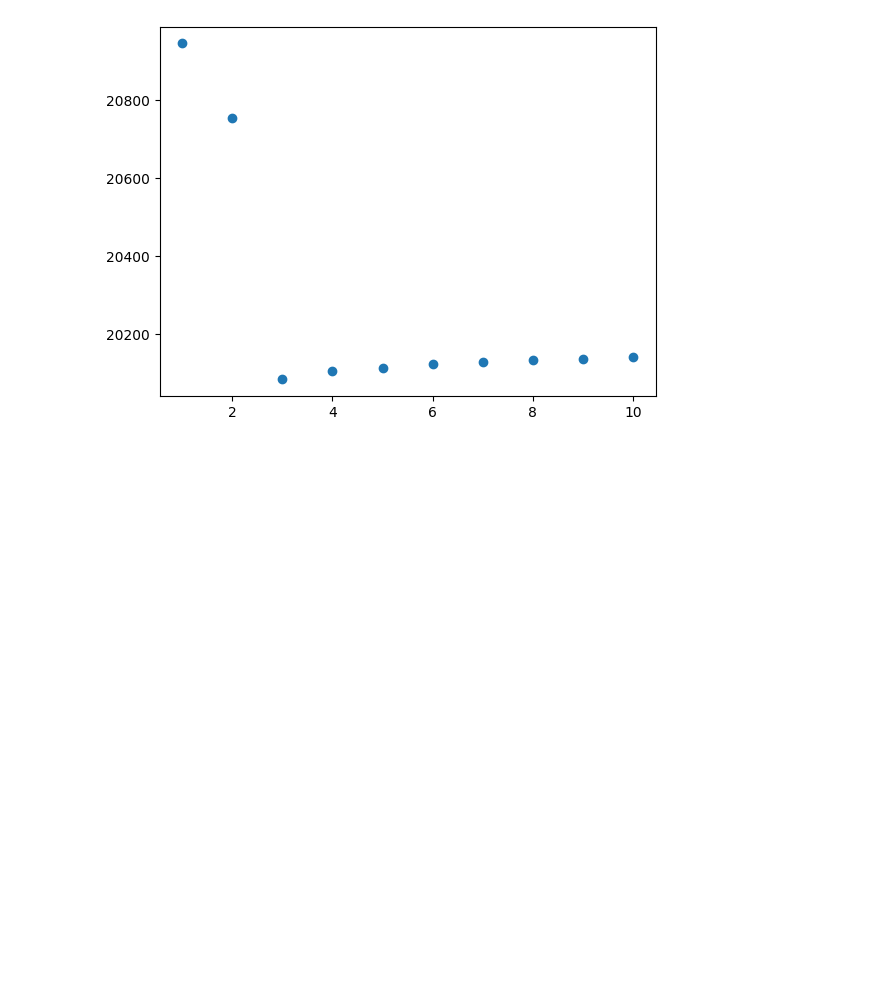
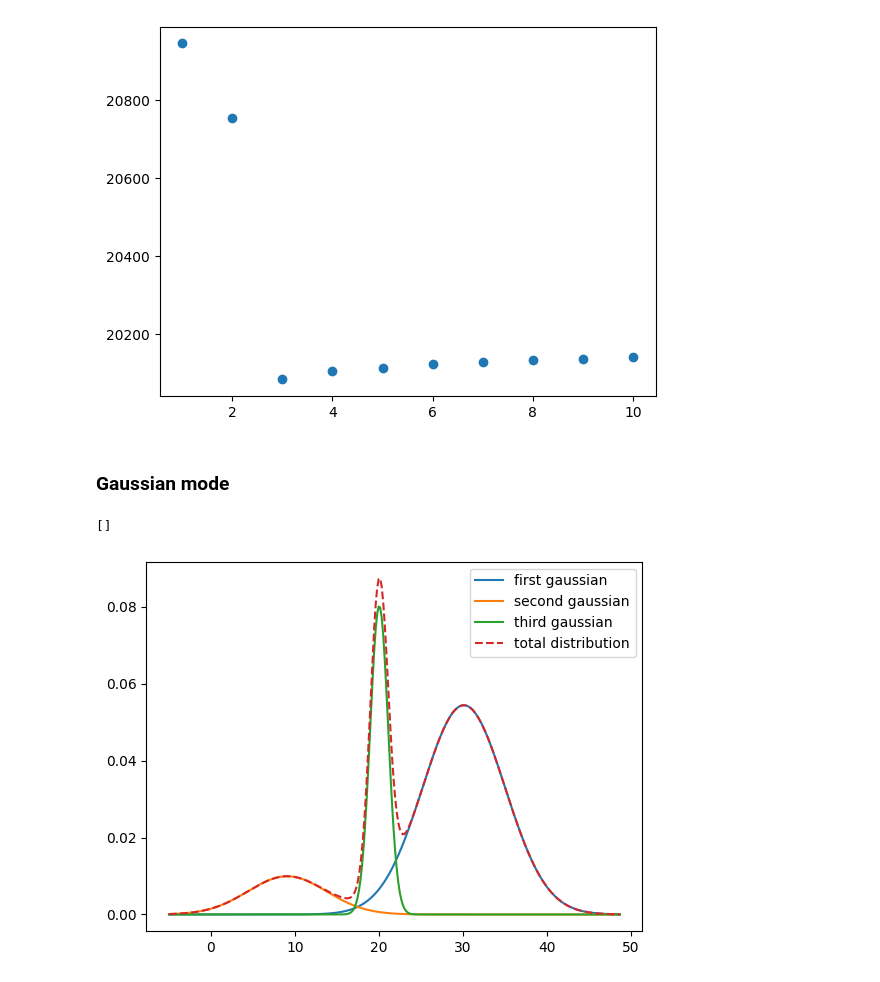
Before and after one commit to Sofiadossena/astrostatistics_bicocca_2025, a Jupyter notebook: working/bhb_formation.ipynb, the cells around one changed output. Drawn from its saved outputs; the diff is of its cells as text; code cells hidden in the pictures; blank space fills up the shorter version.

```diff
--- a/working/bhb_formation.ipynb
+++ b/working/bhb_formation.ipynb
@@ -10,7 +10,7 @@ from astroML.datasets import fetch_dr7_quasar
 data=np.load("formationchannels.npy")
 plt.hist(data, 100, density=True) # maybe three models
 
-x=np.linspace(np.min(data), np.max(data),100)
+x=np.linspace(np.min(data), np.max(data),300)
 
 gm = sklearn.mixture.GaussianMixture(n_components=3).fit(data)
 y=x[:,np.newaxis] #data in the right format
@@ -18,6 +18,4 @@ y=x[:,np.newaxis] #data in the right format
 w=gm.score_samples(y)
 plt.plot(x,np.exp(w))
 plt.show
-
-aic=gm.aic(y)
 # %% [output]
@@ -33,3 +31,17 @@ plt.scatter(xa, aics)
 # %% [output]
 <matplotlib.collections.PathCollection at 0x...>
 [figure]
+# %% [markdown]
+### Gaussian mode ###
+# %%
+a=gm.predict_proba(y)
+
+plt.plot(y,a[:,0]*np.exp(w), label="first gaussian") #each weight multiply for the total gaussian
+plt.plot(y,a[:,1]*np.exp(w), label="second gaussian")
+plt.plot(y,a[:,2]*np.exp(w), label="third gaussian")
+plt.plot(x,np.exp(w), linestyle='--', label="total distribution")
+plt.legend()
+plt.plot()
+# %% [output]
+[]
+[figure, added]
```
Also changed, not shown: parts of 1 cell of this notebook.
